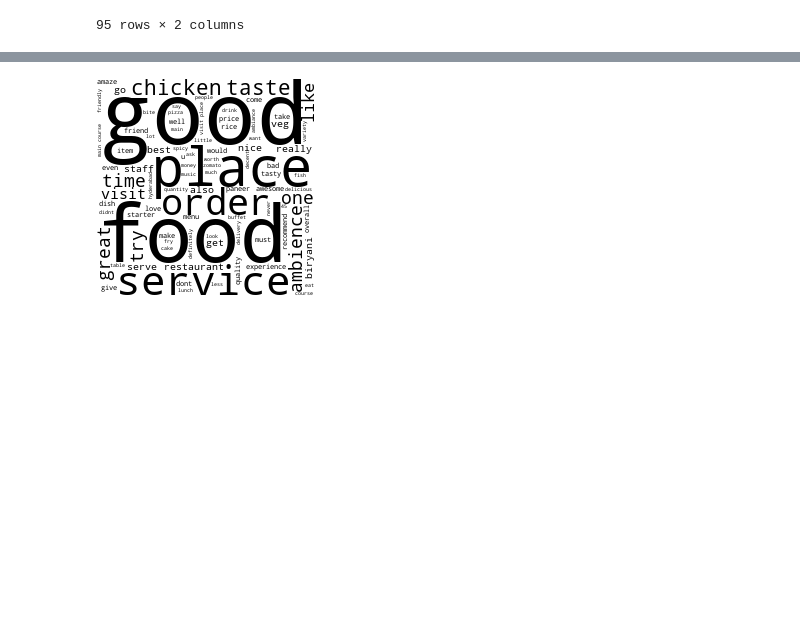
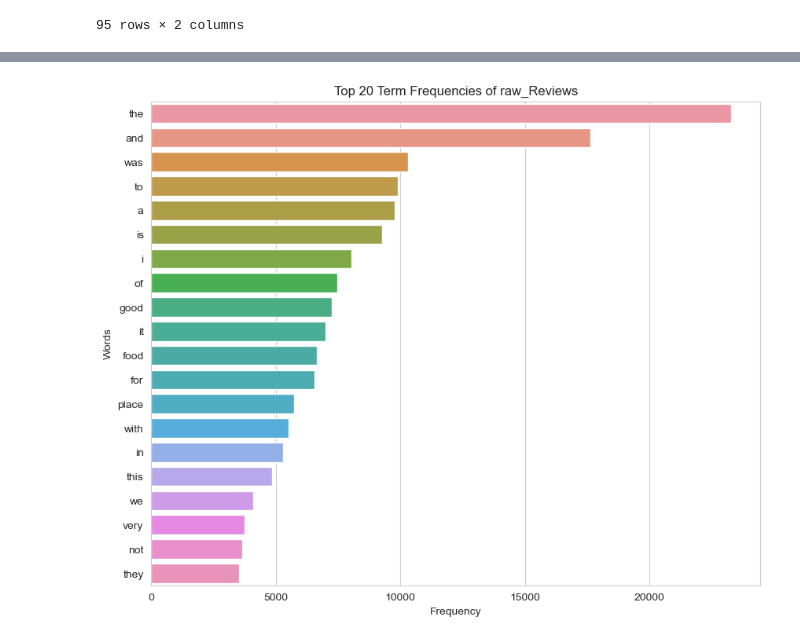
Before and after one commit to miguel-s-nascimento/TM_Project, a Jupyter notebook: exploration.ipynb, the cells around one changed output, grey strips where cells are left out. Saved outputs shown, nothing was run; the diff lists cells and outputs as text; code cells hidden in the pictures; blank space fills up the shorter version.

```diff
--- a/exploration.ipynb
+++ b/exploration.ipynb
@@ -303,3 +313,8 @@ generate_bow_wordcloud(reviews, "Review")
+# %%
+reviews_raw_vocabulary_df = Graphs.word_freq_calculator(reviews_bow_td_matrix, reviews_bow_word_list, df_output=True)
+Graphs.plot_term_frequency(reviews_raw_vocabulary_df, 20, "raw_Reviews", show=False)
+# %% [output]
+[figure, added]
 # %%
 reviews["preproc_content"] =\
       reviews["Review"].map(lambda content : Text_preprocessing_functions.main_pipeline(content,
@@ -310,7 +325,3 @@ reviews["preproc_content"] =\
                                                                                     no_punctuation=True
 
                                                                                     ))
-# %%
-generate_bow_wordcloud(reviews, "preproc_content")
-# %% [output]
-[figure, removed]
```
Also changed, not shown: parts of 7 cells of this notebook, 1 other file.
